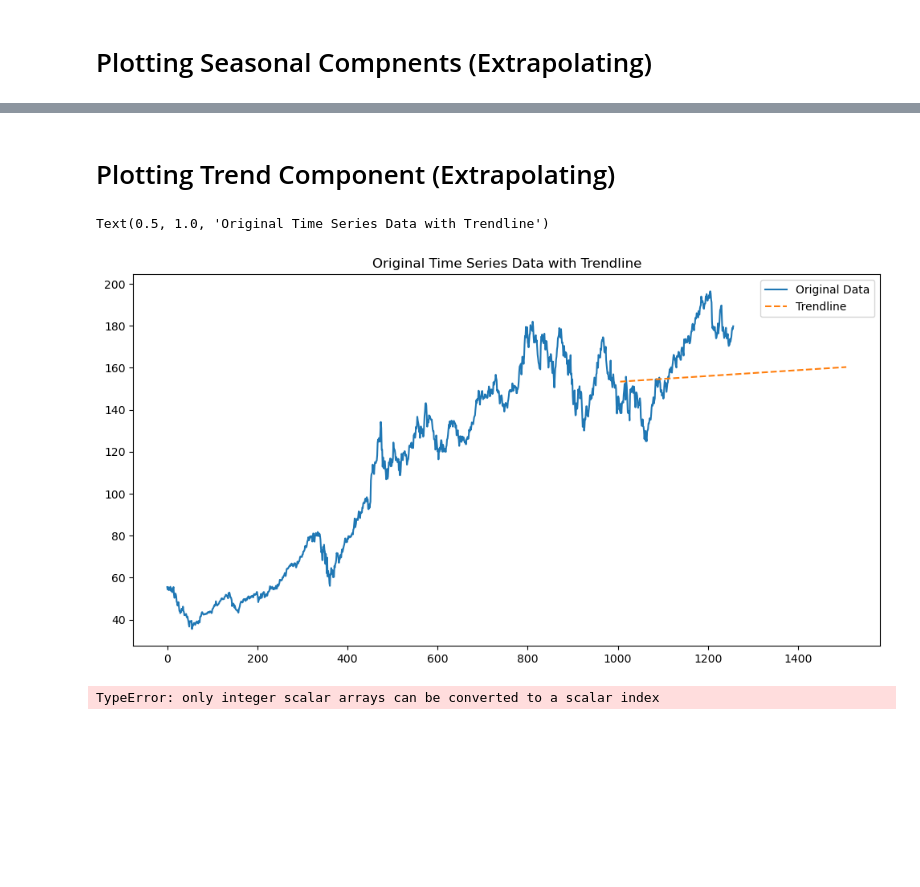
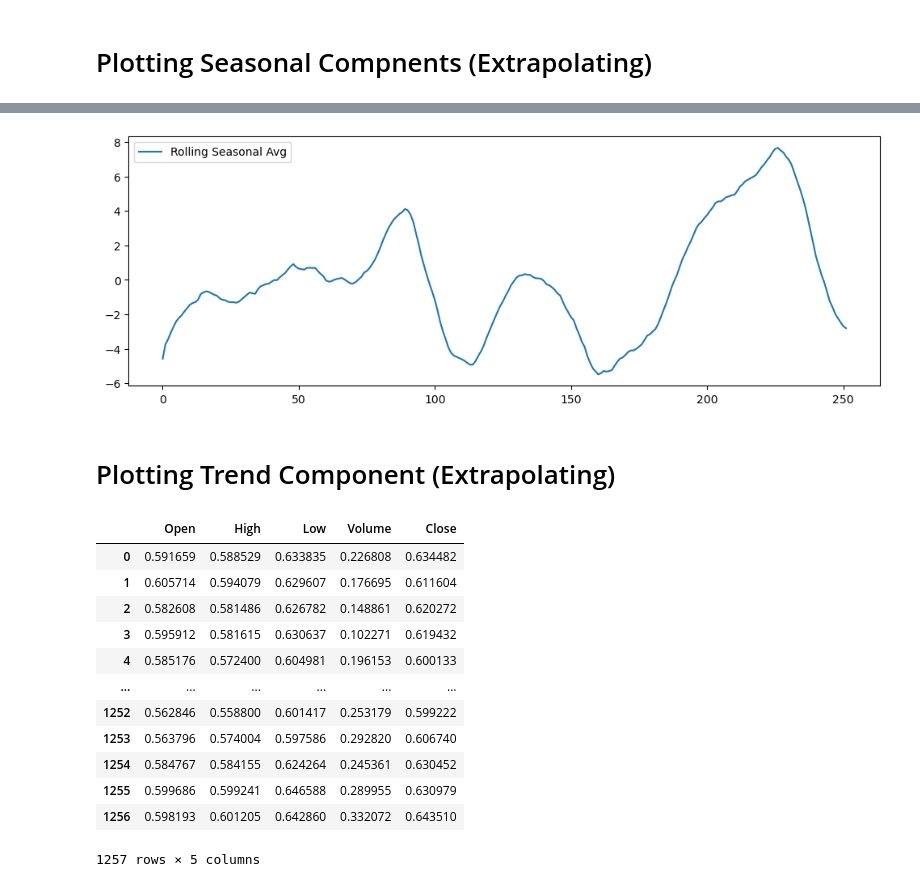
Before and after one commit to zapulam/StockPredictor2.0, a Jupyter notebook: dev.ipynb, the cells around one changed output, grey strips where cells are left out. Drawn from its saved outputs; the diff is of its cells as text; code cells hidden in the pictures; blank space fills up the shorter version.

```diff
--- a/dev.ipynb
+++ b/dev.ipynb
@@ -212,21 +78,9 @@ plt.show()
+# %%
+plt.figure(figsize=(12, 4))
+plt.plot(result.seasonal[-252:].reset_index(drop=True).rolling(14, min_periods=1).mean(), label='Rolling Seasonal Avg')
+plt.legend(loc='best')
+plt.show()
+# %% [output]
+[figure, added]
 # %% [markdown]
 # Plotting Trend Component (Extrapolating)
-# %%
-model = LinearRegression()
-model.fit(time_series[-252:].reshape(-1, 1), result.trend[-252:])
-
-trendline = model.intercept_ + model.coef_ * range(time_series[-252], time_series[-1]+252)
-
-# Plot the original and detrended data
-plt.figure(figsize=(12, 6))
-plt.plot(time_series, values, label='Original Data')
-plt.plot(np.array(range(time_series[-252], time_series[-1]+252)), trendline, label='Trendline', linestyle='--')
-plt.legend()
-plt.title('Original Time Series Data with Trendline for Past Year')
-# %% [output]
-Text(0.5, 1.0, 'Original Time Series Data with Trendline')
-[figure, removed]
-# %%
-range(time_series[-252:], time_series[-1]+252)
-# %% [output]
-TypeError: only integer scalar arrays can be converted to a scalar index
@@ -232,0 +92,48 @@ TypeError: only integer scalar arrays can be converted to a scalar index
+# %%
+# read data
+data = pd.read_csv('daily_prices/AAPL.csv')[['Open', 'High', 'Low', 'Volume', 'Close']]
+
+# detrend and deseason all columns
+decomp, forecast = pd.DataFrame(), pd.DataFrame()
+for col in data.columns:
+    # detrend and deason column
+    result = sm.tsa.seasonal_decompose(data[col], model='additive', period=252, extrapolate_trend=25, two_sided=False)
+
+    # add decomposed column to dataframe
+    decomp[col] = result.resid
+
+    # create seasonal forecast component based on moving avg
+    forecast['seasonal_forecast'] = result.seasonal[-252:].reset_index(drop=True).rolling(14, min_periods=1).mean()
+
+    # create trend forecast component based on OLS
+    model = LinearRegression()
+    model.fit(np.array(data.index[-50:]).reshape(-1, 1), result.trend[-50:])
+    forecast['trend_forecast'] = model.intercept_ + model.coef_ * range(data.index[-1], data.index[-1]+252)
+
+# values for normalization
+mins, maxs = decomp.min(), decomp.max()
+
+# normalize input data
+normalized = (decomp-mins)/(maxs-mins)
+
+# remove outliers
+for col in normalized.columns:
+    z_scores = np.abs(stats.zscore(normalized[col]))
+    outliers = z_scores > 3
+    normalized[col][outliers] = normalized[col].mean()
+
+normalized
+# %% [output]
+|  | Open | High | Low | Volume | Close |
+| 0 | 0.591659 | 0.588529 | 0.633835 | 0.226808 | 0.634482 |
+| 1 | 0.605714 | 0.594079 | 0.629607 | 0.176695 | 0.611604 |
+| 2 | 0.582608 | 0.581486 | 0.626782 | 0.148861 | 0.620272 |
+| 3 | 0.595912 | 0.581615 | 0.630637 | 0.102271 | 0.619432 |
+| 4 | 0.585176 | 0.572400 | 0.604981 | 0.196153 | 0.600133 |
+| ... | ... | ... | ... | ... | ... |
+| 1252 | 0.562846 | 0.558800 | 0.601417 | 0.253179 | 0.599222 |
+| 1253 | 0.563796 | 0.574004 | 0.597586 | 0.292820 | 0.606740 |
+| 1254 | 0.584767 | 0.584155 | 0.624264 | 0.245361 | 0.630452 |
+| 1255 | 0.599686 | 0.599241 | 0.646588 | 0.289955 | 0.630979 |
+| 1256 | 0.598193 | 0.601205 | 0.642860 | 0.332072 | 0.643510 |
+1257 rows × 5 columns
```
Also changed, not shown: parts of 17 cells of this notebook, 3 other files.
